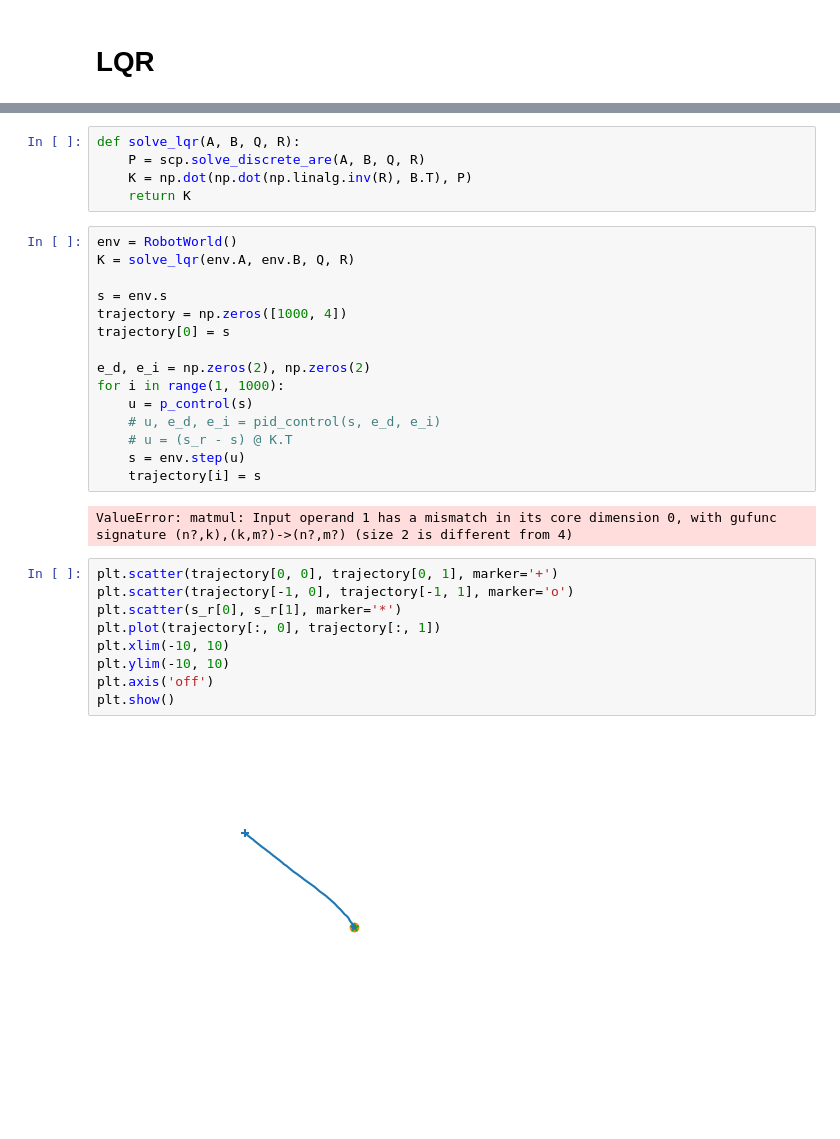
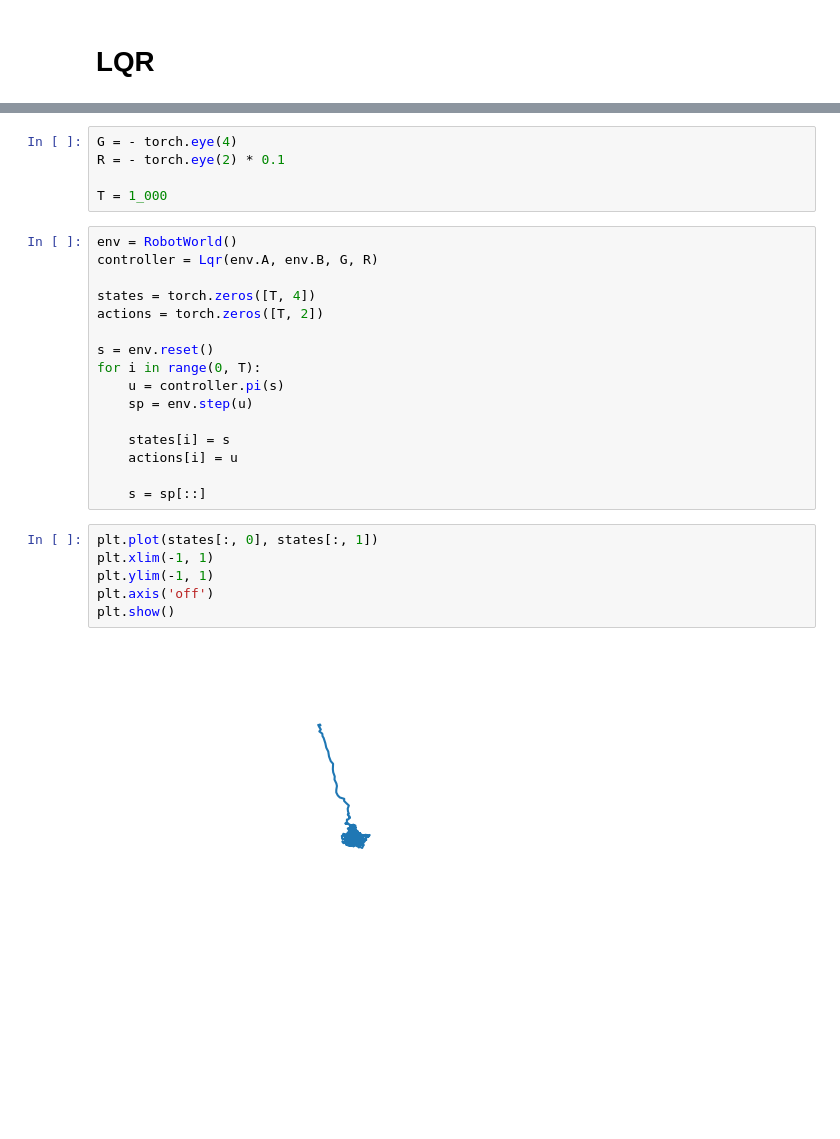
Before and after one commit to sergiorozada12/d-pg-pd, a Jupyter notebook: test.ipynb, the cells around one changed output, grey strips where cells are left out. Cells and saved outputs as stored; diff of their text form; blank space fills up the shorter version.

```diff
--- a/test.ipynb
+++ b/test.ipynb
@@ -63,33 +13,29 @@ def pid_control(s, e_d, e_i):
-# %%
-def solve_lqr(A, B, Q, R):
-    P = scp.solve_discrete_are(A, B, Q, R)
-    K = np.dot(np.dot(np.linalg.inv(R), B.T), P)
-    return K
-# %%
-env = RobotWorld()
-K = solve_lqr(env.A, env.B, Q, R)
-
-s = env.s
-trajectory = np.zeros([1000, 4])
-trajectory[0] = s
-
-e_d, e_i = np.zeros(2), np.zeros(2)
-for i in range(1, 1000):
-    u = p_control(s)
-    # u, e_d, e_i = pid_control(s, e_d, e_i)
-    # u = (s_r - s) @ K.T
-    s = env.step(u)
-    trajectory[i] = s
-# %% [output]
-ValueError: matmul: Input operand 1 has a mismatch in its core dimension 0, with gufunc signature (n?,k),(k,m?)->(n?,m?) (size 2 is different from 4)
-# %%
-plt.scatter(trajectory[0, 0], trajectory[0, 1], marker='+')
-plt.scatter(trajectory[-1, 0], trajectory[-1, 1], marker='o')
-plt.scatter(s_r[0], s_r[1], marker='*')
-plt.plot(trajectory[:, 0], trajectory[:, 1])
-plt.xlim(-10, 10)
-plt.ylim(-10, 10)
-plt.axis('off')
-plt.show()
-# %% [output]
-[figure, removed]
+# %%
+G = - torch.eye(4)
+R = - torch.eye(2) * 0.1
+
+T = 1_000
+# %%
+env = RobotWorld()
+controller = Lqr(env.A, env.B, G, R)
+
+states = torch.zeros([T, 4])
+actions = torch.zeros([T, 2])
+
+s = env.reset()
+for i in range(0, T):
+    u = controller.pi(s)
+    sp = env.step(u)
+
+    states[i] = s
+    actions[i] = u
+
+    s = sp[::]
+# %%
+plt.plot(states[:, 0], states[:, 1])
+plt.xlim(-1, 1)
+plt.ylim(-1, 1)
+plt.axis('off')
+plt.show()
+# %% [output]
+[figure, added]
```
Also changed, not shown: parts of 58 cells of this notebook, 3 other files.
